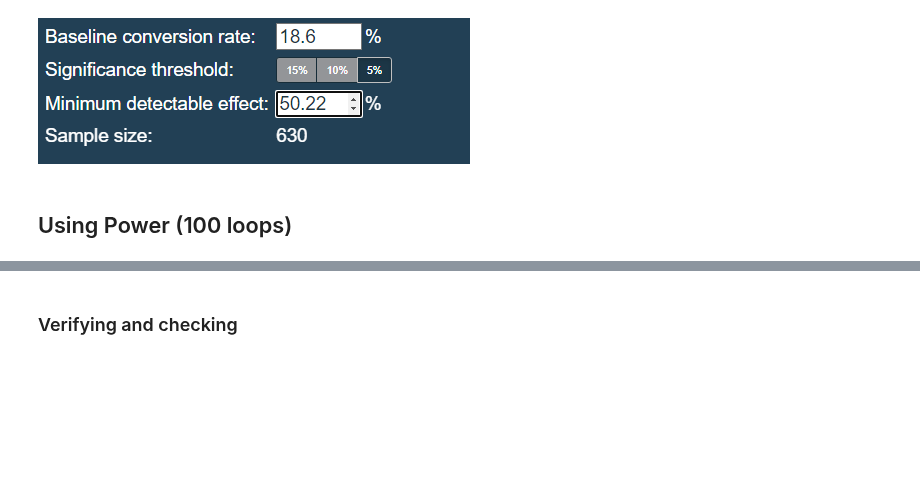
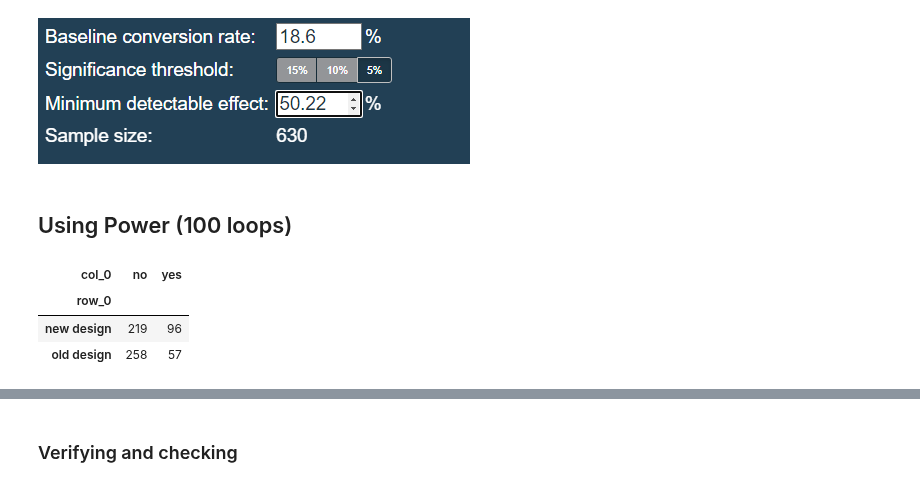
Before and after one commit to Alyxx-The-Sniper/DATA_SCIENCE_2022, a Jupyter notebook: Data_Science_ Fundamental/9_Hypothesis_ testing/AB Test/AB Test Sample.ipynb, the cells around one changed output, grey strips where cells are left out. Drawn from its saved outputs; the diff is of its cells as text; code cells hidden in the pictures; blank space fills up the shorter version.

```diff
--- a/Data_Science_ Fundamental/9_Hypothesis_ testing/AB Test/AB Test Sample.ipynb
+++ b/Data_Science_ Fundamental/9_Hypothesis_ testing/AB Test/AB Test Sample.ipynb
@@ -134,6 +143,14 @@ for i in range(100):
 
     # append the result to our results list here:
     results.append(result)
+# %%
+# check contingenct table
+ab_contingency
+# %% [output]
+| col_0 | no | yes |
+| row_0 |  |  |
+| new design | 219 | 96 |
+| old design | 258 | 57 |
 # %%
 # Showing first 5 results
 print(results[0:5])
```
Also changed, not shown: parts of 15 cells of this notebook.
